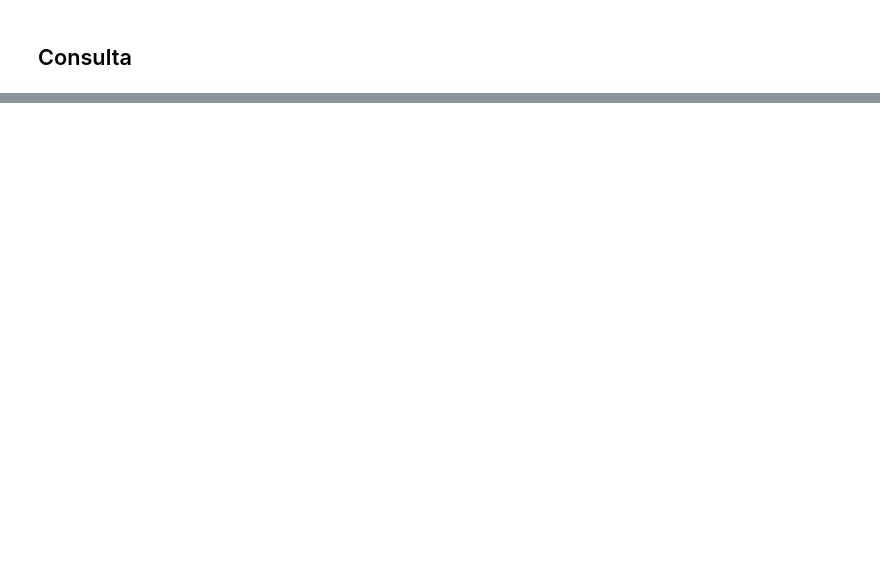
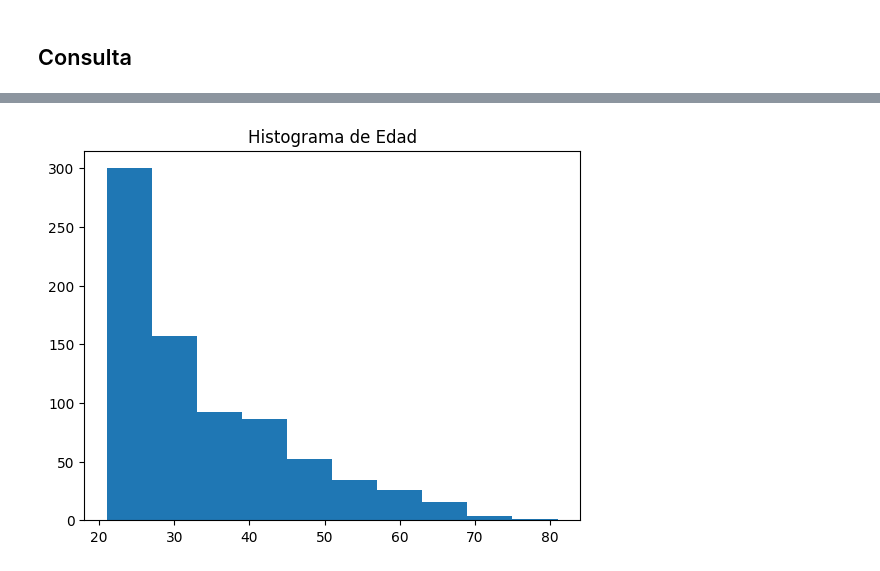
Before and after one commit to osirisfigon/Laboratorio_A01198910, a Jupyter notebook: EstadísticaDescriptiva-Osiris.ipynb, the cells around one changed output, grey strips where cells are left out. Saved outputs shown, nothing was run; the diff lists cells and outputs as text; code cells hidden in the pictures; blank space fills up the shorter version.

```diff
--- a/EstadísticaDescriptiva-Osiris.ipynb
+++ b/EstadísticaDescriptiva-Osiris.ipynb
@@ -338,0 +324,6 @@ Name: SkinThickness, dtype: float64
+# %%
+plt.hist(diabetes['Age'], bins=10)
+plt.title("Histograma de Edad")
+plt.show()
+# %% [output]
+[figure, added]
```
Also changed, not shown: parts of 34 cells of this notebook.
